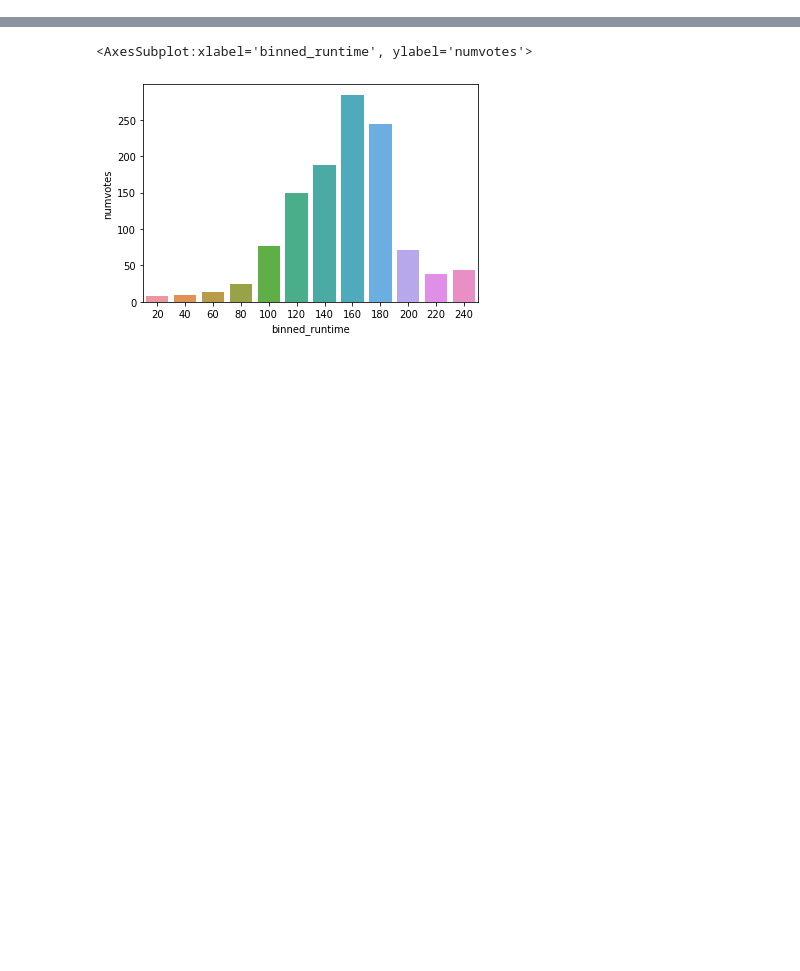
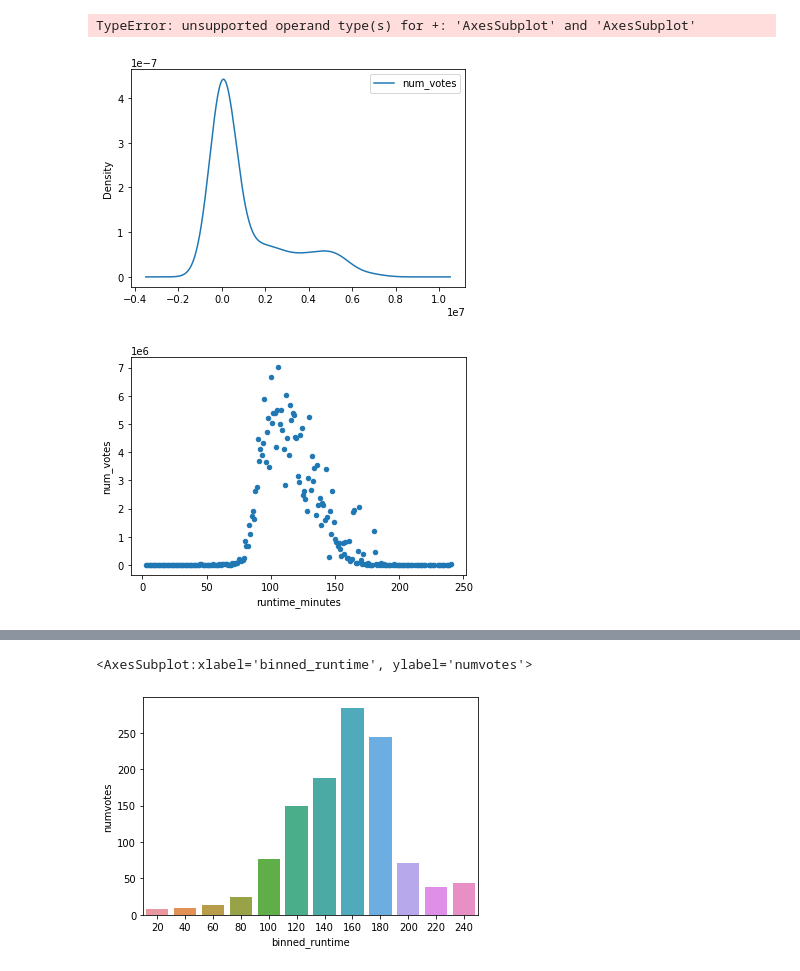
Before and after one commit to sethchart/Movie_Analysis, a Jupyter notebook: notebooks/Question2.ipynb, the cells around one changed output, grey strips where cells are left out. Drawn from its saved outputs; the diff is of its cells as text; code cells hidden in the pictures; blank space fills up the shorter version.

Commit message:
Worked on runtimes / votes

```diff
--- a/notebooks/Question2.ipynb
+++ b/notebooks/Question2.ipynb
@@ -20,0 +12,2 @@ title_basics_ratings_df = get_data(data_path, 'imdb.title.basic_join_ratings.csv
+# %%
+db = mdb.MoviesDb()
@@ -20,0 +34,9 @@ title_basics_ratings_df = get_data(data_path, 'imdb.title.basic_join_ratings.csv
+# %%
+query = """
+SELECT ru.runtime_minutes, sum(ra.numvotes) AS num_votes
+FROM runtimes as ru
+INNER JOIN ratings AS ra
+USING('tconst')
+GROUP BY ru.runtime_minutes
+"""
+df = db.load_query_as_df(query)
@@ -20,0 +46,9 @@ title_basics_ratings_df = get_data(data_path, 'imdb.title.basic_join_ratings.csv
+# %%
+df = df.query('runtime_minutes <= 240')
+# %%
+df.plot.kde(x='runtime_minutes', y='num_votes')
+df.plot.scatter(x='runtime_minutes', y='num_votes')
+# %% [output]
+TypeError: unsupported operand type(s) for +: 'AxesSubplot' and 'AxesSubplot'
+[figure, added]
+[figure, added]
```
Also changed, not shown: parts of 9 cells of this notebook.
